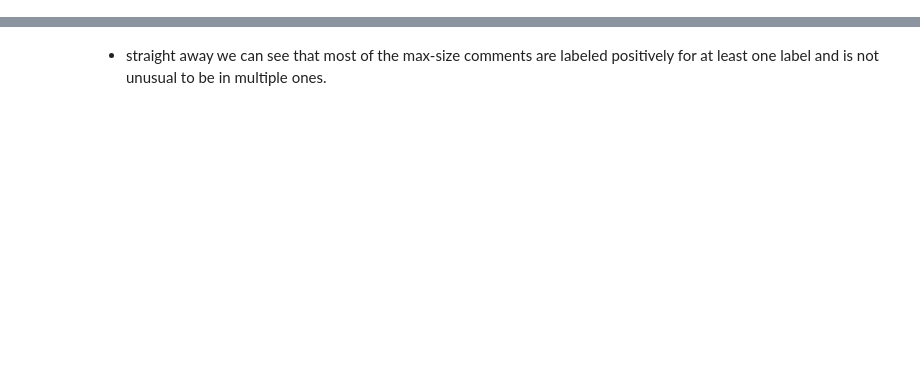
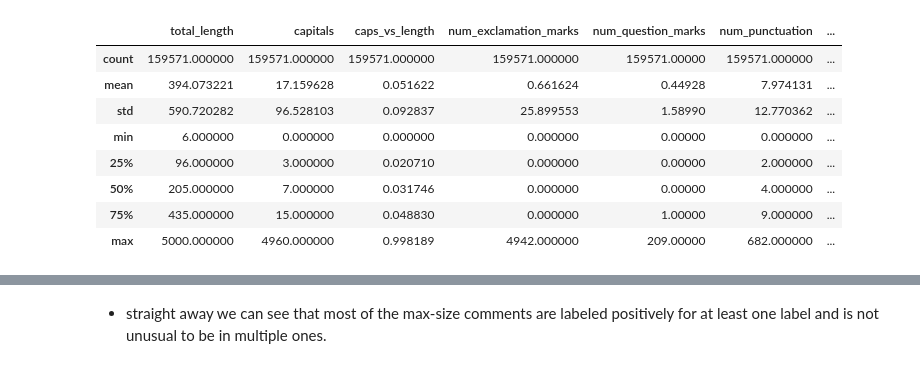
Before and after one commit to prbronze/Kaggle, a Jupyter notebook: toxic_comment_challenge/Notebooks/EDA.ipynb, the cells around one changed output, grey strips where cells are left out. Drawn from its saved outputs; the diff is of its cells as text; code cells hidden in the pictures; blank space fills up the shorter version.

```diff
--- a/toxic_comment_challenge/Notebooks/EDA.ipynb
+++ b/toxic_comment_challenge/Notebooks/EDA.ipynb
@@ -256,0 +93,12 @@ dtype: int64
+# %%
+df[list(features)].describe()
+# %% [output]
+|  | total_length | capitals | caps_vs_length | num_exclamation_marks | num_question_marks | num_punctuation | ... |
+| count | 159571.000000 | 159571.000000 | 159571.000000 | 159571.000000 | 159571.00000 | 159571.000000 | ... |
+| mean | 394.073221 | 17.159628 | 0.051622 | 0.661624 | 0.44928 | 7.974131 | ... |
+| std | 590.720282 | 96.528103 | 0.092837 | 25.899553 | 1.58990 | 12.770362 | ... |
+| min | 6.000000 | 0.000000 | 0.000000 | 0.000000 | 0.00000 | 0.000000 | ... |
+| 25% | 96.000000 | 3.000000 | 0.020710 | 0.000000 | 0.00000 | 2.000000 | ... |
+| 50% | 205.000000 | 7.000000 | 0.031746 | 0.000000 | 0.00000 | 4.000000 | ... |
+| 75% | 435.000000 | 15.000000 | 0.048830 | 0.000000 | 1.00000 | 9.000000 | ... |
+| max | 5000.000000 | 4960.000000 | 0.998189 | 4942.000000 | 209.00000 | 682.000000 | ... |
```
Also changed, not shown: parts of 42 cells of this notebook.
